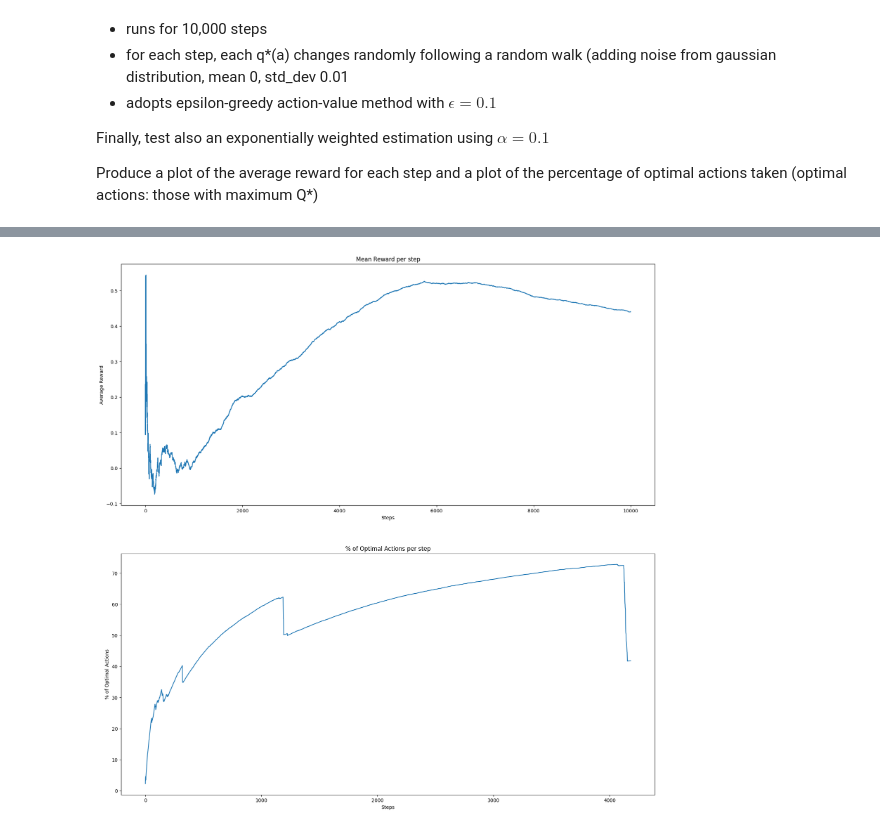
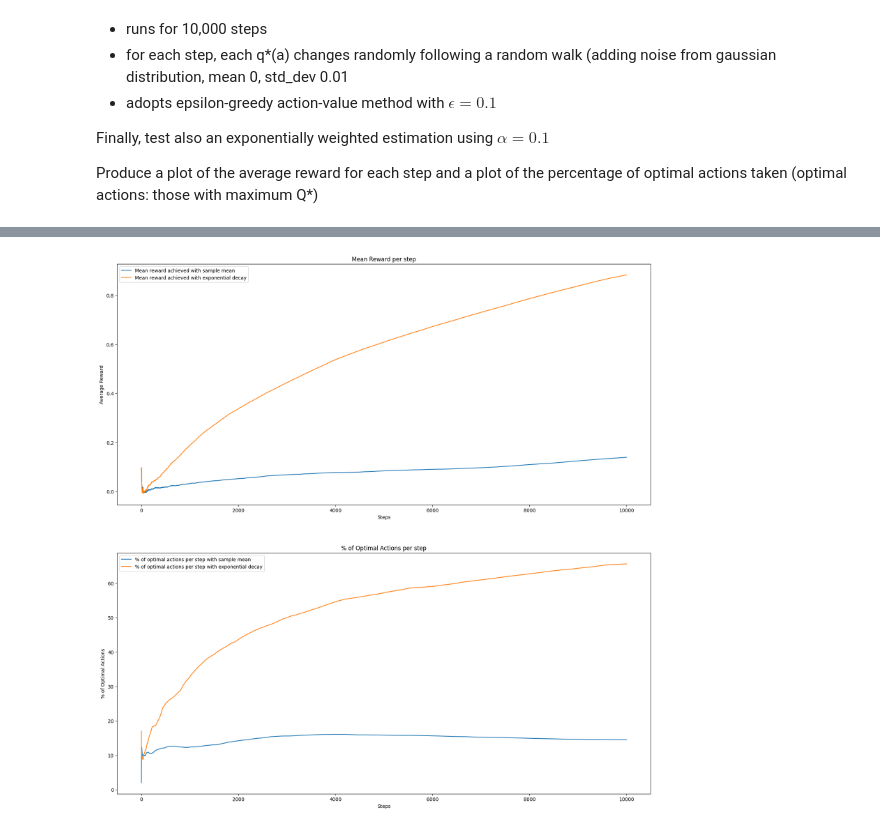
Before and after one commit to emiliocimino/reinforcement_learning, a Jupyter notebook: Chapter 2 - K Armed Bandit/Exercise 2.5.ipynb, the cells around one changed output, grey strips where cells are left out. Saved outputs shown, nothing was run; the diff lists cells and outputs as text; code cells hidden in the pictures.

```diff
--- a/Chapter 2 - K Armed Bandit/Exercise 2.5.ipynb
+++ b/Chapter 2 - K Armed Bandit/Exercise 2.5.ipynb
@@ -46,7 +46,7 @@ class Bandit():
         opt_action = np.argmax(self.q_stars)
         if opt_action == action:
             self.n_optimal_actions +=1
-            self.optimal_action_pct.append(self.n_optimal_actions/self.curr_steps)
+        self.optimal_action_pct.append(self.n_optimal_actions/self.curr_steps)
 
 
 
@@ -77,6 +77,9 @@ class Bandit():
         axes[1].set_xlabel("Steps")
         axes[1].set_ylabel("% of Optimal Actions")
         axes[1].set_title("% of Optimal Actions per step")
+
+    def get_results(self):
+        return self.mean_reward_per_step, self.optimal_action_pct
 # %%
 class Agent():
 
@@ -115,3 +159,32 @@ class Agent():
+# %%
+def experiment(n_runs, n_bandits, n_steps):
+    np.random.seed(1)
+    env = Bandit(n_bandits, n_steps)
+    agent = Agent(n_bandits, exponential=False)
+
+    rew_list = []
+    act_list = []
+    for i in range(n_runs):
+        rewards, actions = play_one_episode(env, agent)
+        rew_list.append(rewards)
+        act_list.append(actions)
+
+
+    np.random.seed(1)
+    env = Bandit(n_bandits, n_steps)
+    agent = Agent(n_bandits, exponential=True)
+
+    rew_list_exp = []
+    act_list_exp = []
+    for i in range(n_runs):
+        rewards, actions = play_one_episode(env, agent)
+        rew_list_exp.append(rewards)
+        act_list_exp.append(actions)
+
+
+
+    plot_experiment_results(rew_list, act_list, rew_list_exp, act_list_exp)
 # %%
 n_bandits = 10
 n_steps = 10000
+n_runs = 100
@@ -133,12 +191,4 @@ env.plot_results()
 # %%
-agent = Agent(n_bandits, exponential=True)
-env.reset()
-done = False
-while not env.done:
-    action = agent.choose_action()
-    reward, done = env.step(action)
-    agent.update_action(action, reward)
-
-env.plot_results()
+experiment(n_runs, n_bandits, n_steps)
 # %% [output]
-[figure, old version]
+[figure, new version]
```
Also changed, not shown: parts of 6 cells of this notebook.
